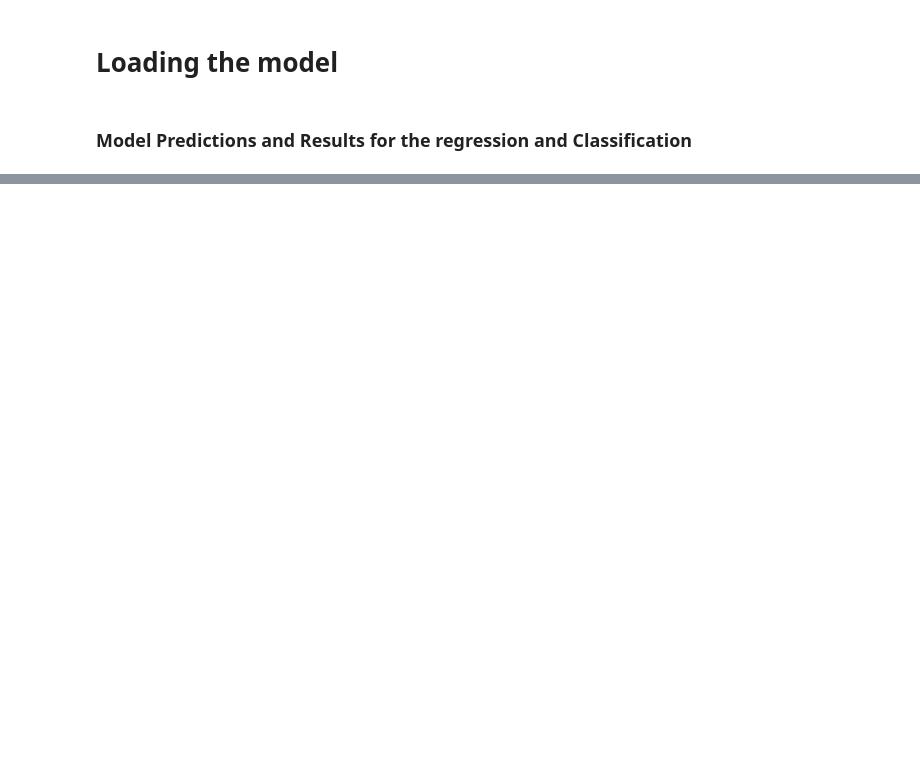
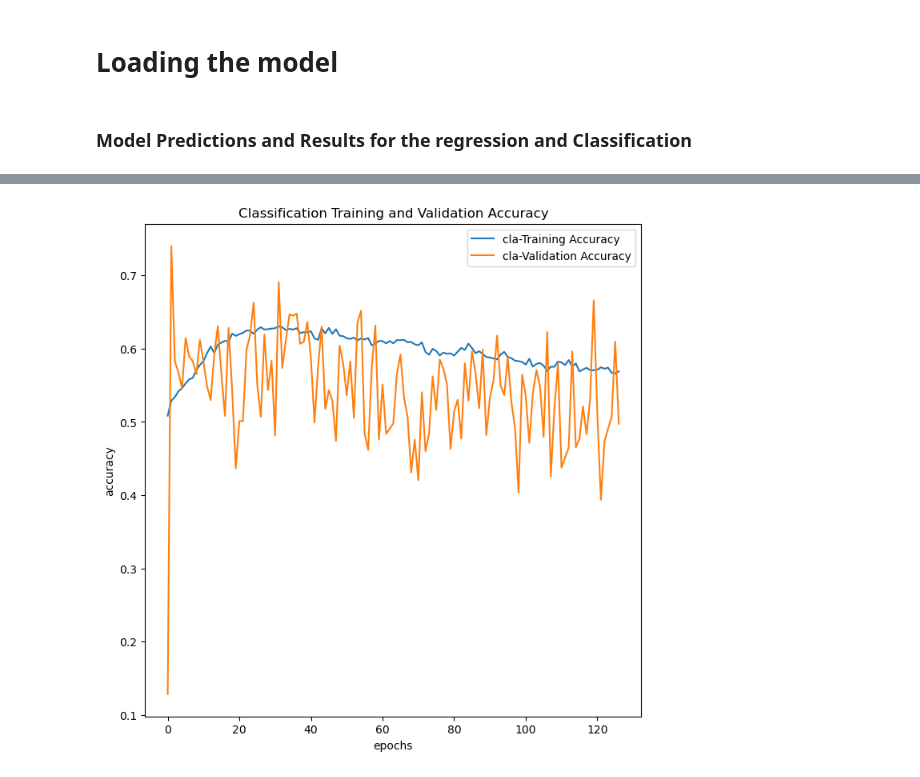
Before and after one commit to sauddy/DPNNet-3.0, a Jupyter notebook: DPNNet-RT-V6.ipynb, the cells around one changed output, grey strips where cells are left out. Drawn from its saved outputs; the diff is of its cells as text; code cells hidden in the pictures; blank space fills up the shorter version.

```diff
--- a/DPNNet-RT-V6.ipynb
+++ b/DPNNet-RT-V6.ipynb
@@ -484,8 +479,8 @@ if REG == True and CLA ==False:
                     optimizer=optimizer,
                     metrics=['mean_absolute_error', 'mean_squared_error'])
 
-    if X_res >= 128:
-        print("INFO: Switching to Generator as image resolution is greater than {}: REGRESSION using GENERATORS".format(X_res))
+    if X_res >= Cutoff_resolution:
+        print("INFO: Switching to Generator as Resosultion is greater than {}: REGRESSION using GENERATORS".format(X_res))
         CNN_history = CNN.fit(train_generator,
                             steps_per_epoch=STEP_SIZE_TRAIN,
                             validation_data=validation_generator,
@@ -501,8 +496,8 @@ if REG == False and CLA ==True:
     if hyperparam_tune == False:
         CNN.compile(loss='binary_crossentropy',optimizer=optimizer,metrics=['accuracy'])
 
-    if X_res >= 128:
-        print("INFO: Switching to Generator as image resolution is greater than {} CLASSIFICATION using GENERATORS".format(X_res))
+    if X_res >= Cutoff_resolution:
+        print("INFO: Switching to Generator as Resosultion is greater than {}: CLASSIFICATION using GENERATORS".format(X_res))
         CNN_history = CNN.fit(train_generator,
                             steps_per_epoch=STEP_SIZE_TRAIN,
                             validation_data=validation_generator,
@@ -521,9 +516,9 @@ if REG == True and CLA ==True:
     CNN_history = CNN.fit(x=X_train, y=[train_labels,Y_train],
                       validation_split = 0.15,epochs=epochs, batch_size=batch_size,callbacks=[early_stop])
 
-total_memory, used_memory, free_memory = map(
-int, os.popen('free -t -m').readlines()[-1].split()[1:])
+# total_memory, used_memory, free_memory = map(
+# int, os.popen('free -t -m').readlines()[-1].split()[1:])
 
-# Memory usage
-print("RAM memory % used:", round((used_memory/total_memory) * 100, 2))
+# # Memory usage
+# print("RAM memory % used:", round((used_memory/total_memory) * 100, 2))
 # %% [output]
@@ -645,6 +652,8 @@ if  CLA == True and REG== False:
     plt.plot(hist['epoch'], val_cla_acc, label='cla-Validation Accuracy')
 
     plt.legend(loc='upper right')
+    plt.xlabel("epochs")
+    plt.ylabel("accuracy")
     plt.title('Classification Training and Validation Accuracy')
     plt.savefig('figures/'+plot_name+'_c.png')
     plt.show()
@@ -663,32 +672,40 @@ if REG == True and CLA == False:
     plt.plot(hist['epoch'], val_reg_mse, label='reg-Validation MSE')
     plt.legend(loc='upper right')
     plt.title('Regression Training and Validation MSE')
+    plt.xlabel("epochs")
+    plt.ylabel("MSE")
     plt.show()
     plt.savefig('figures/'+plot_name+'_r.png')
 
 if REG == True and CLA == True:
     ## For classification
     cla_acc = CNN_history.history['cla_accuracy']
     val_cla_acc = CNN_history.history['val_cla_accuracy']
     cla_loss =CNN_history.history['cla_loss']
     val_cla_loss = CNN_history.history['val_cla_loss']
 
     ## For Regression
     reg_mse = CNN_history.history['reg_mean_squared_error']
     val_reg_mse =CNN_history.history['val_reg_mean_squared_error']
     reg_loss =CNN_history.history['reg_loss']
     val_reg_loss = CNN_history.history['val_reg_loss']
 
     plt.figure(figsize=(15, 15))
     plt.subplot(2, 2, 1)
     plt.plot(hist['epoch'], cla_acc, label='cla-Training Accuracy')
     plt.plot(hist['epoch'], val_cla_acc, label='cla-Validation Accuracy')
     plt.legend(loc='lower right')
+    plt.xlabel("epochs")
+    plt.ylabels("accuracy")
     plt.title('Classification Training and Validation Accuracy')
 
     plt.subplot(2, 2, 2)
     plt.plot(hist['epoch'], reg_mse, label='reg-Training MSE')
     plt.plot(hist['epoch'], val_reg_mse, label='reg-Validation MSE')
     plt.legend(loc='upper right')
+    plt.xlabel("epochs")
+    plt.ylabel("MSE")
     plt.title('Regression Training and Validation MSE')
     plt.savefig('figures/'+plot_name+'_cr.png')
+# %% [output]
+[figure, added]
```
Also changed, not shown: parts of 16 cells of this notebook.
